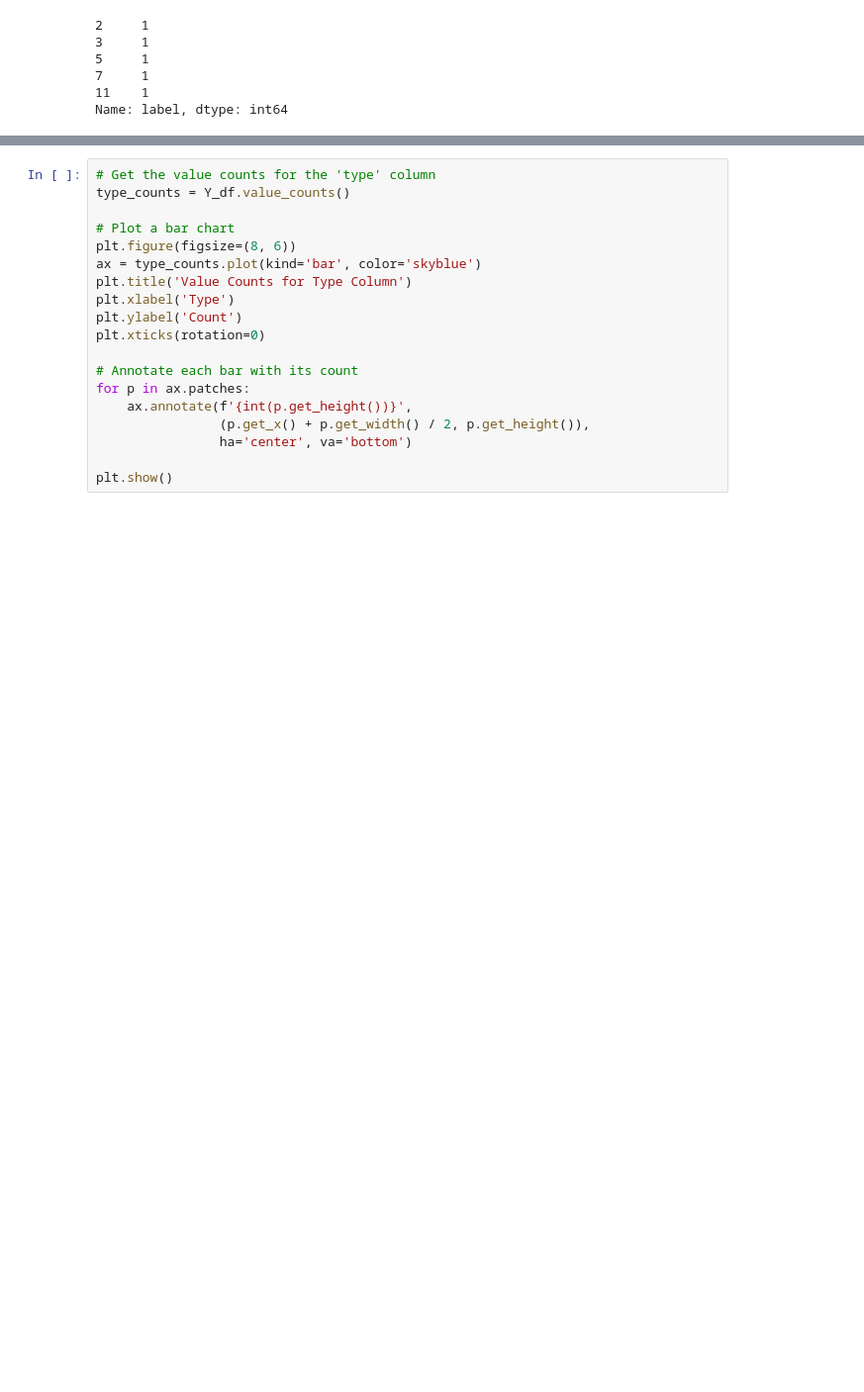
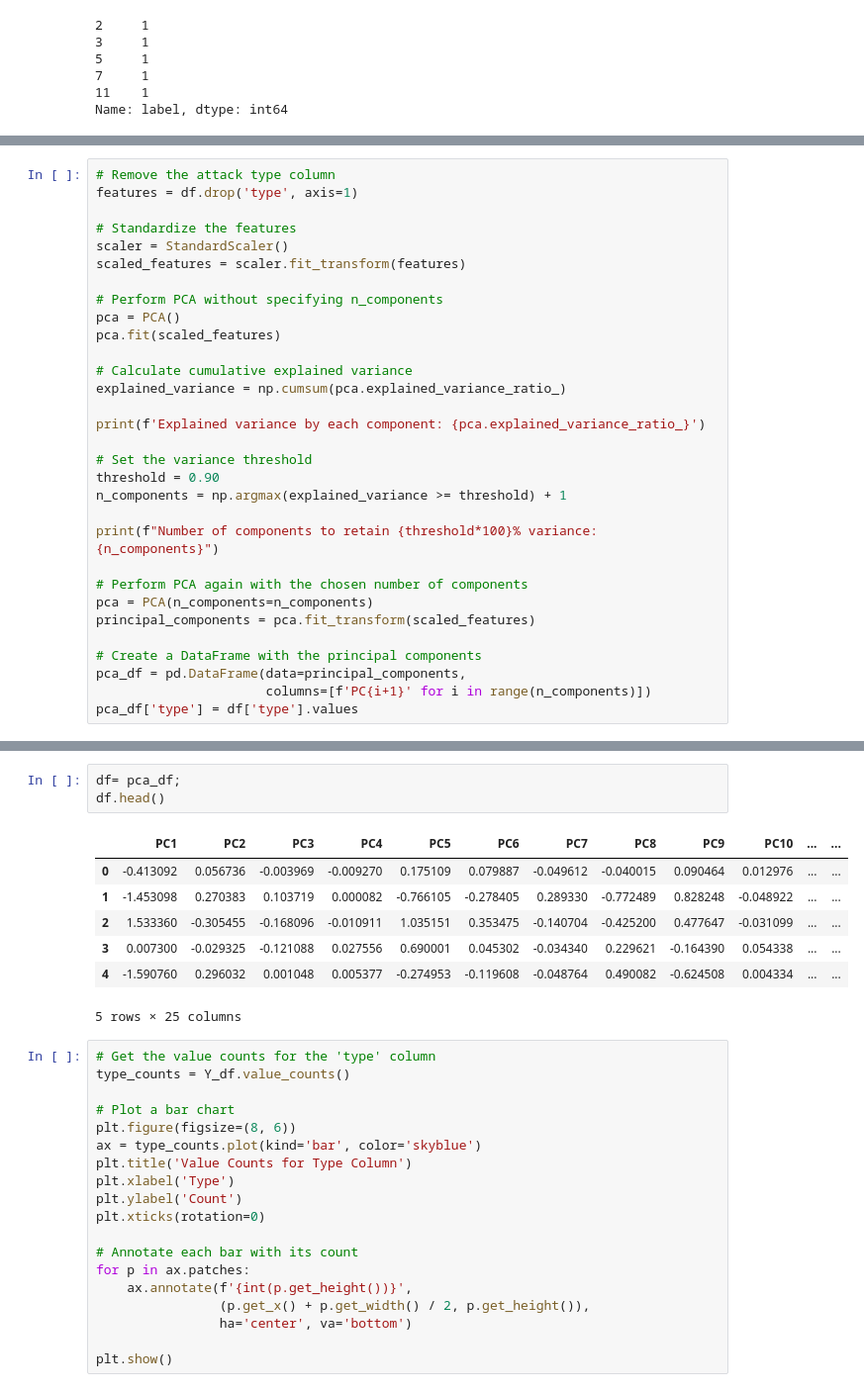
Before and after one commit to B-Kosev/iot-security-network-attacks-analysis, a Jupyter notebook: iot_project.ipynb, the cells around one changed output, grey strips where cells are left out. Shown at 99% size. Cells and saved outputs as stored; diff of their text form; blank space fills up the shorter version.

```diff
--- a/iot_project.ipynb
+++ b/iot_project.ipynb
@@ -242,0 +245,31 @@ Name: label, dtype: int64
+# %%
+# Remove the attack type column
+features = df.drop('type', axis=1)
+
+# Standardize the features
+scaler = StandardScaler()
+scaled_features = scaler.fit_transform(features)
+
+# Perform PCA without specifying n_components
+pca = PCA()
+pca.fit(scaled_features)
+
+# Calculate cumulative explained variance
+explained_variance = np.cumsum(pca.explained_variance_ratio_)
+
+print(f'Explained variance by each component: {pca.explained_variance_ratio_}')
+
+# Set the variance threshold
+threshold = 0.90
+n_components = np.argmax(explained_variance >= threshold) + 1
+
+print(f"Number of components to retain {threshold*100}% variance: {n_components}")
+
+# Perform PCA again with the chosen number of components
+pca = PCA(n_components=n_components)
+principal_components = pca.fit_transform(scaled_features)
+
+# Create a DataFrame with the principal components
+pca_df = pd.DataFrame(data=principal_components,
+                      columns=[f'PC{i+1}' for i in range(n_components)])
+pca_df['type'] = df['type'].values
@@ -243,3 +284,14 @@ Name: label, dtype: int64
+# %%
+df= pca_df;
+df.head()
+# %% [output]
+|  | PC1 | PC2 | PC3 | PC4 | PC5 | PC6 | PC7 | PC8 | PC9 | PC10 | ... | ... |
+| 0 | -0.413092 | 0.056736 | -0.003969 | -0.009270 | 0.175109 | 0.079887 | -0.049612 | -0.040015 | 0.090464 | 0.012976 | ... | ... |
+| 1 | -1.453098 | 0.270383 | 0.103719 | 0.000082 | -0.766105 | -0.278405 | 0.289330 | -0.772489 | 0.828248 | -0.048922 | ... | ... |
+| 2 | 1.533360 | -0.305455 | -0.168096 | -0.010911 | 1.035151 | 0.353475 | -0.140704 | -0.425200 | 0.477647 | -0.031099 | ... | ... |
+| 3 | 0.007300 | -0.029325 | -0.121088 | 0.027556 | 0.690001 | 0.045302 | -0.034340 | 0.229621 | -0.164390 | 0.054338 | ... | ... |
+| 4 | -1.590760 | 0.296032 | 0.001048 | 0.005377 | -0.274953 | -0.119608 | -0.048764 | 0.490082 | -0.624508 | 0.004334 | ... | ... |
+5 rows × 25 columns
 # %%
 # Get the value counts for the 'type' column
 type_counts = Y_df.value_counts()
```
Also changed, not shown: parts of 7 cells of this notebook, 2 other files.
